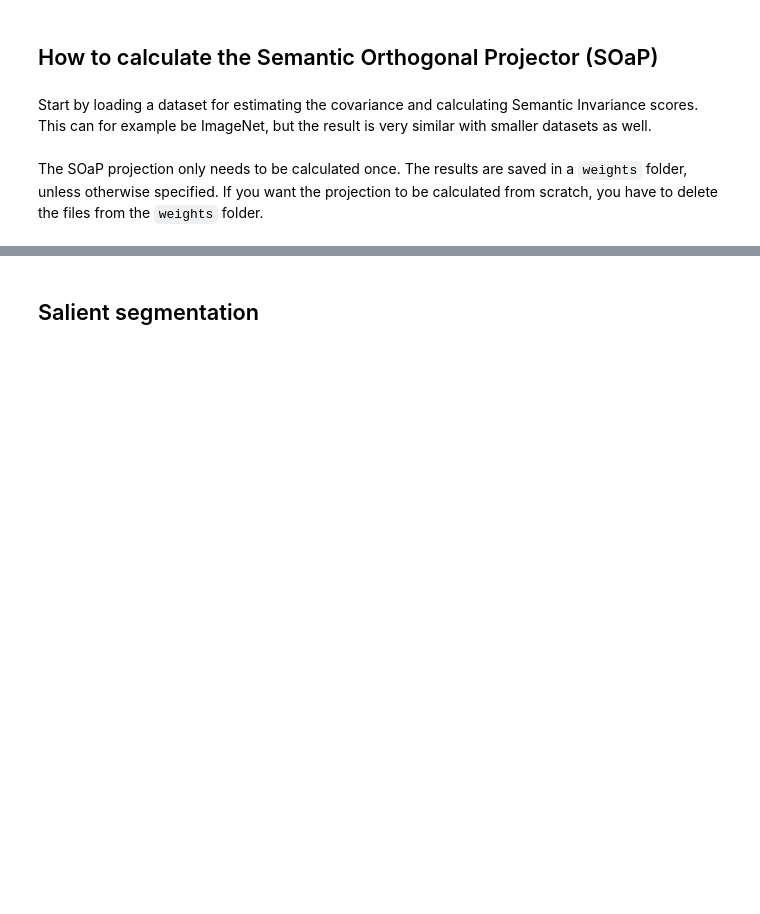
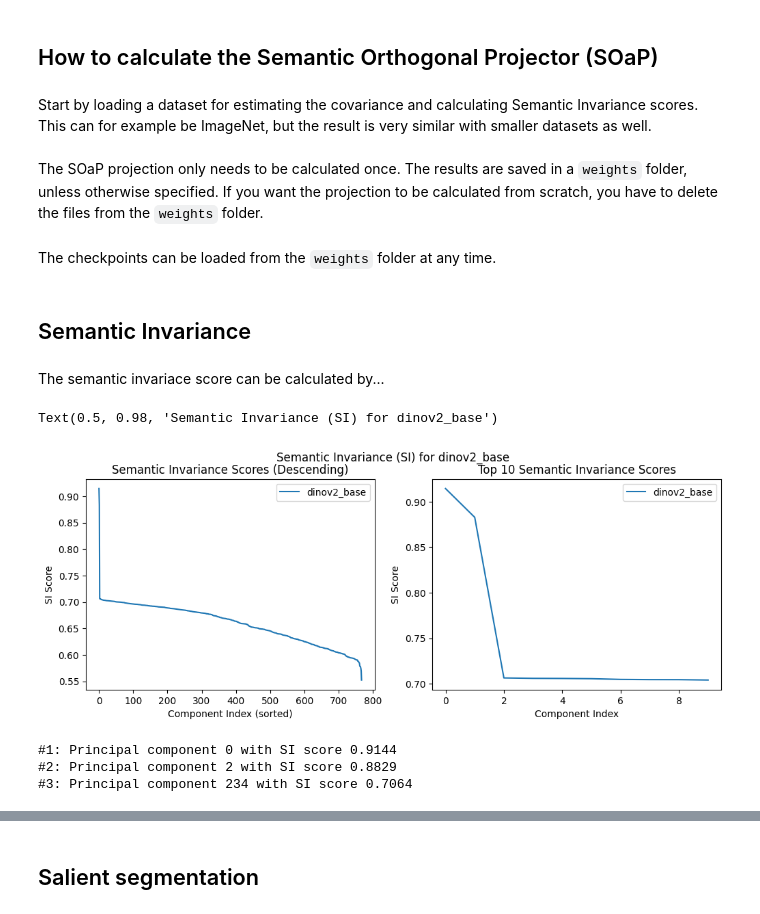
Before and after one commit to martinekbh/soap, a Jupyter notebook: notebook.ipynb, the cells around one changed output, grey strips where cells are left out. Saved outputs shown, nothing was run; the diff lists cells and outputs as text; code cells hidden in the pictures; blank space fills up the shorter version.

```diff
--- a/notebook.ipynb
+++ b/notebook.ipynb
@@ -14,8 +11,6 @@ import matplotlib.pyplot as plt
 # %%
 if torch.cuda.is_available():
     device = torch.device("cuda")
-elif torch.backends.mps.is_available():
-    device = torch.device("mps")
 else:
     device = torch.device("cpu")
 print(f"Using device: {device}")
@@ -68,3 +70,5 @@ dataloader_synth = SynthesizedDataSet(size=imgsize, channels=3,
 projector = fit_projector(
     model, cov_data, dataloader, dataloader_synth,
     modelname, imgsize, patch_size, device).to(device)
+# %% [markdown]
+The checkpoints can be loaded from the `weights` folder at any time.
@@ -70,0 +86,37 @@ projector = fit_projector(
+# %% [markdown]
+## Semantic Invariance
+# %% [markdown]
+The semantic invariace score can be calculated by...
+# %%
+from soap.soap import semantic_invariance_score
+
+p_data = torch.load(f'weights/{modelname}_agg_patch_responses.pth').to(device)
+p_synth = torch.load(f'weights/{modelname}_agg_patch_responses_synth.pth').to(device)
+si_scores = semantic_invariance_score(p_data, p_synth)
+sorted_scores, sorted_idx = torch.sort(si_scores, descending=True)
+
+# Plot the SI scores in descending order
+fig, axs = plt.subplots(1, 2, figsize=(12, 4))
+axs[0].plot(sorted_scores.cpu(), label={modelname})
+axs[0].set_title('Semantic Invariance Scores (Descending)')
+axs[0].set_xlabel('Component Index (sorted)')
+axs[0].set_ylabel('SI Score')
+axs[0].legend()
+axs[1].plot(sorted_scores.cpu()[:10], label={modelname})
+axs[1].set_title('Top 10 Semantic Invariance Scores')
+axs[1].set_xlabel('Component Index')
+axs[1].set_ylabel('SI Score')
+axs[1].legend()
+fig.suptitle(f'Semantic Invariance (SI) for {modelname}')
+# %% [output]
+Text(0.5, 0.98, 'Semantic Invariance (SI) for dinov2_base')
+[figure, added]
+# %%
+# Which principal components are the most semantically invariant?
+print(f'#1: Principal component {sorted_idx[0]} with SI score {sorted_scores[0]:.4f}')
+print(f'#2: Principal component {sorted_idx[1]} with SI score {sorted_scores[1]:.4f}')
+print(f'#3: Principal component {sorted_idx[2]} with SI score {sorted_scores[2]:.4f}')
+# %% [output]
+#1: Principal component 0 with SI score 0.9144
+#2: Principal component 2 with SI score 0.8829
+#3: Principal component 234 with SI score 0.7064
```
Also changed, not shown: parts of 11 cells of this notebook, 1 other file.
